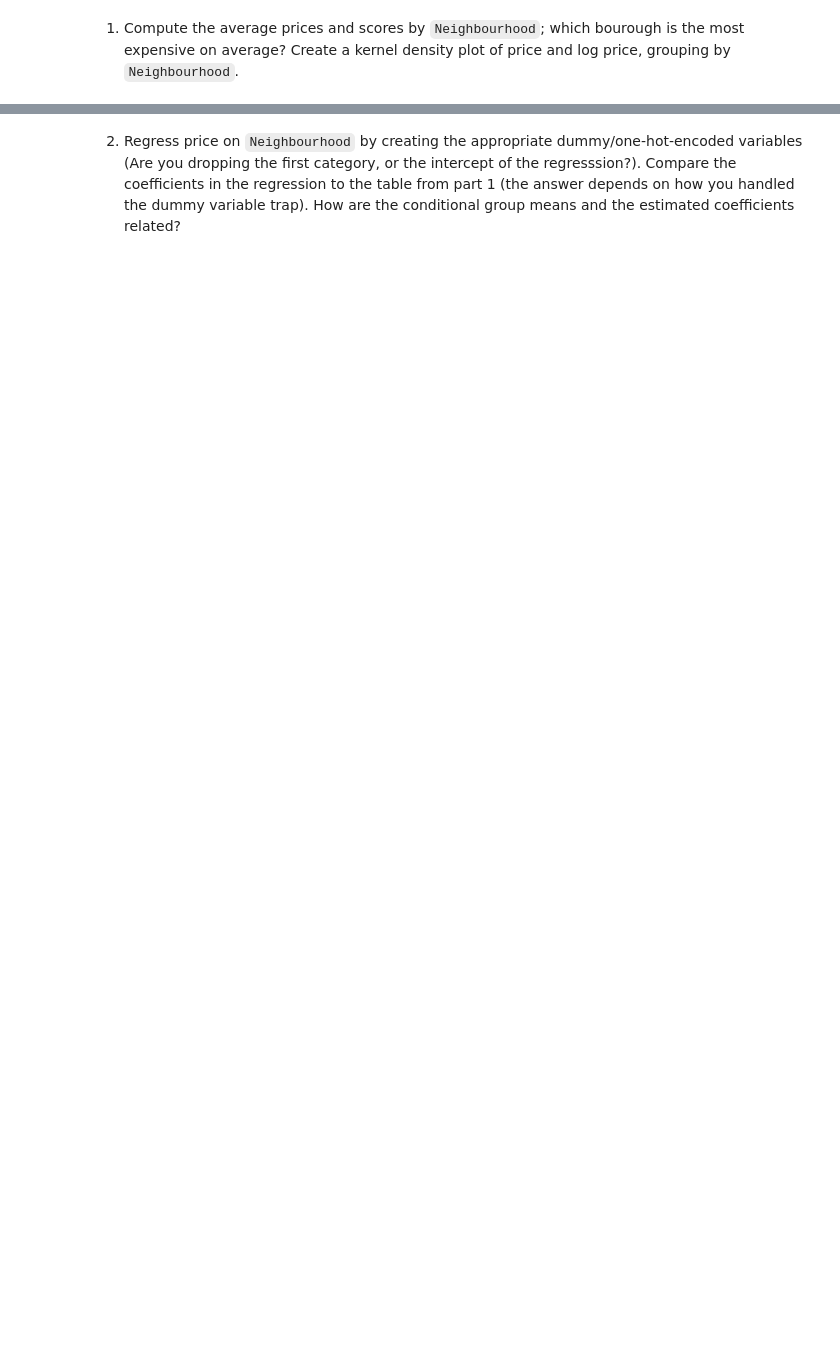
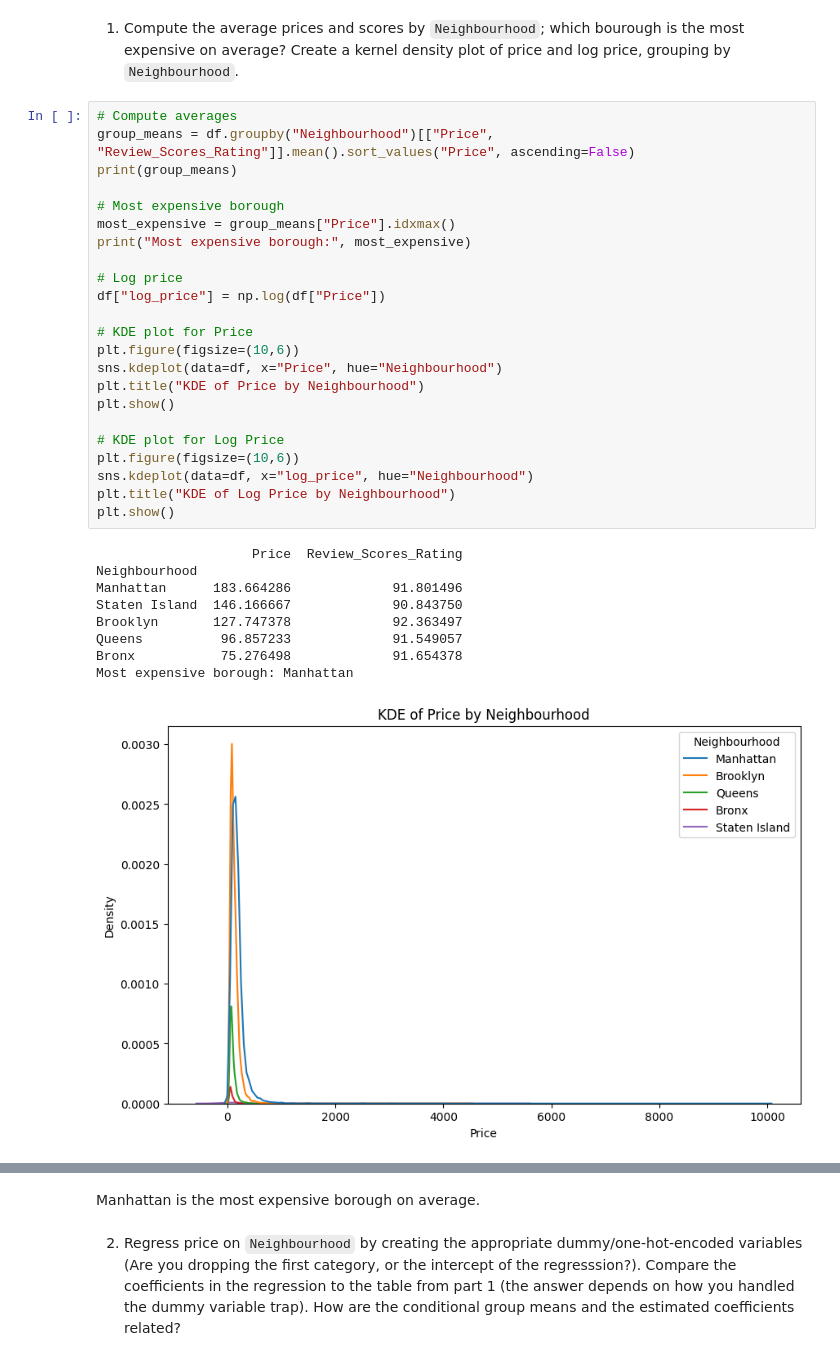
Before and after one commit to dishidhak/DS3021assignment02, a Jupyter notebook: 03_dd_linear_models.ipynb, the cells around one changed output, grey strips where cells are left out. Drawn from its saved outputs; the diff is of its cells as text; blank space fills up the shorter version.

```diff
--- a/03_dd_linear_models.ipynb
+++ b/03_dd_linear_models.ipynb
@@ -32,2 +96,35 @@ A linear model is one where coefficients multiply variables and are added togeth
 # %% [markdown]
 1. Compute the average prices and scores by `Neighbourhood`; which bourough is the most expensive on average? Create a kernel density plot of price and log price, grouping by `Neighbourhood`.
+# %%
+# Compute averages
+group_means = df.groupby("Neighbourhood")[["Price", "Review_Scores_Rating"]].mean().sort_values("Price", ascending=False)
+print(group_means)
+
+# Most expensive borough
+most_expensive = group_means["Price"].idxmax()
+print("Most expensive borough:", most_expensive)
+
+# Log price
+df["log_price"] = np.log(df["Price"])
+
+# KDE plot for Price
+plt.figure(figsize=(10,6))
+sns.kdeplot(data=df, x="Price", hue="Neighbourhood")
+plt.title("KDE of Price by Neighbourhood")
+plt.show()
+
+# KDE plot for Log Price
+plt.figure(figsize=(10,6))
+sns.kdeplot(data=df, x="log_price", hue="Neighbourhood")
+plt.title("KDE of Log Price by Neighbourhood")
+plt.show()
+# %% [output]
+                    Price  Review_Scores_Rating
+Neighbourhood
+Manhattan      183.664286             91.801496
+Staten Island  146.166667             90.843750
+Brooklyn       127.747378             92.363497
+Queens          96.857233             91.549057
+Bronx           75.276498             91.654378
+Most expensive borough: Manhattan
+[figure, added]
@@ -34,2 +132,4 @@ A linear model is one where coefficients multiply variables and are added togeth
+# %% [markdown]
+Manhattan is the most expensive borough on average.
 # %% [markdown]
 2. Regress price on `Neighbourhood` by creating the appropriate dummy/one-hot-encoded variables (Are you dropping the first category, or the intercept of the regresssion?). Compare the coefficients in the regression to the table from part 1 (the answer depends on how you handled the dummy variable trap). How are the conditional group means and the estimated coefficients related?
```
Also changed, not shown: parts of 21 cells of this notebook.
